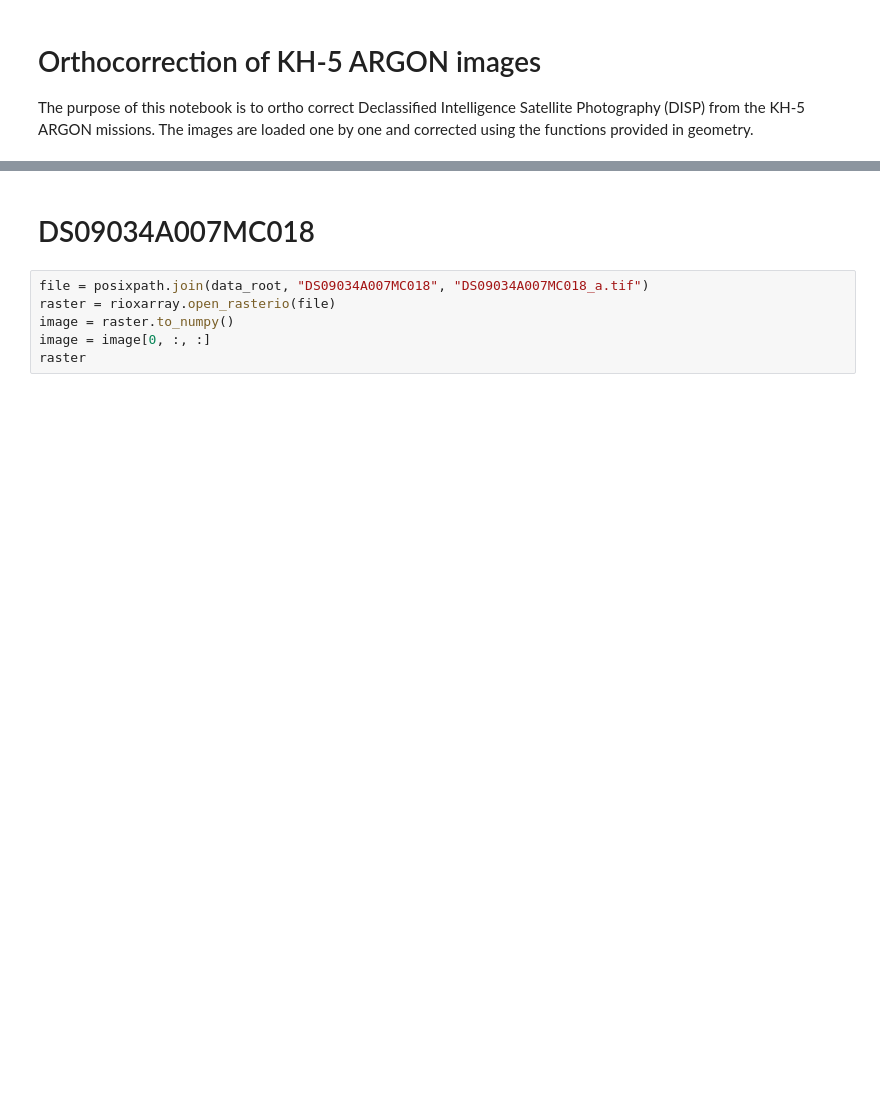
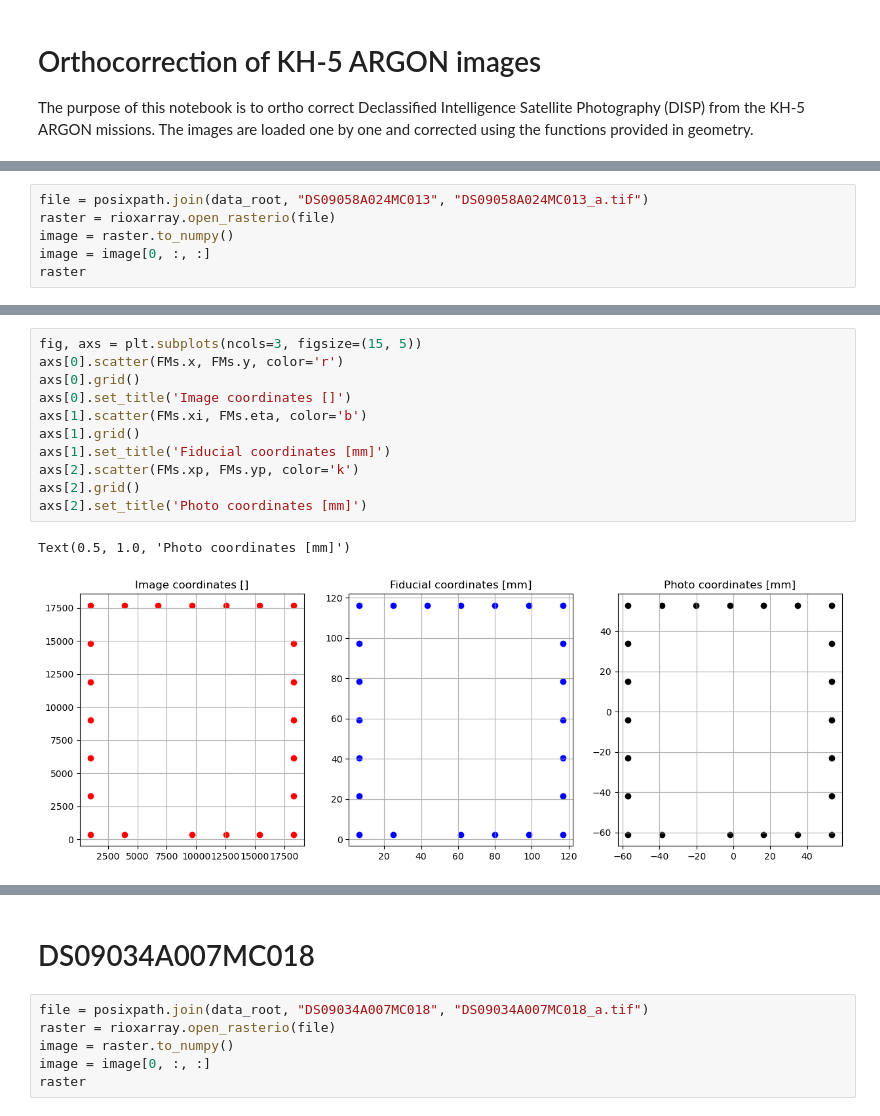
Before and after one commit to lorisdanjou/KH-5_ARGON_images_processing, a Jupyter notebook: orthorectification_images_tests.ipynb, the cells around one changed output, grey strips where cells are left out. Drawn from its saved outputs; the diff is of its cells as text; blank space fills up the shorter version.

```diff
--- a/orthorectification_images_tests.ipynb
+++ b/orthorectification_images_tests.ipynb
@@ -33,0 +42,6 @@ products
+# %%
+file = posixpath.join(data_root, "DS09058A024MC013", "DS09058A024MC013_a.tif")
+raster = rioxarray.open_rasterio(file)
+image = raster.to_numpy()
+image = image[0, :, :]
+raster
@@ -33,0 +156,14 @@ products
+# %%
+fig, axs = plt.subplots(ncols=3, figsize=(15, 5))
+axs[0].scatter(FMs.x, FMs.y, color='r')
+axs[0].grid()
+axs[0].set_title('Image coordinates []')
+axs[1].scatter(FMs.xi, FMs.eta, color='b')
+axs[1].grid()
+axs[1].set_title('Fiducial coordinates [mm]')
+axs[2].scatter(FMs.xp, FMs.yp, color='k')
+axs[2].grid()
+axs[2].set_title('Photo coordinates [mm]')
+# %% [output]
+Text(0.5, 1.0, 'Photo coordinates [mm]')
+[figure, added]
```
Also changed, not shown: parts of 33 cells of this notebook, 3 other files.
